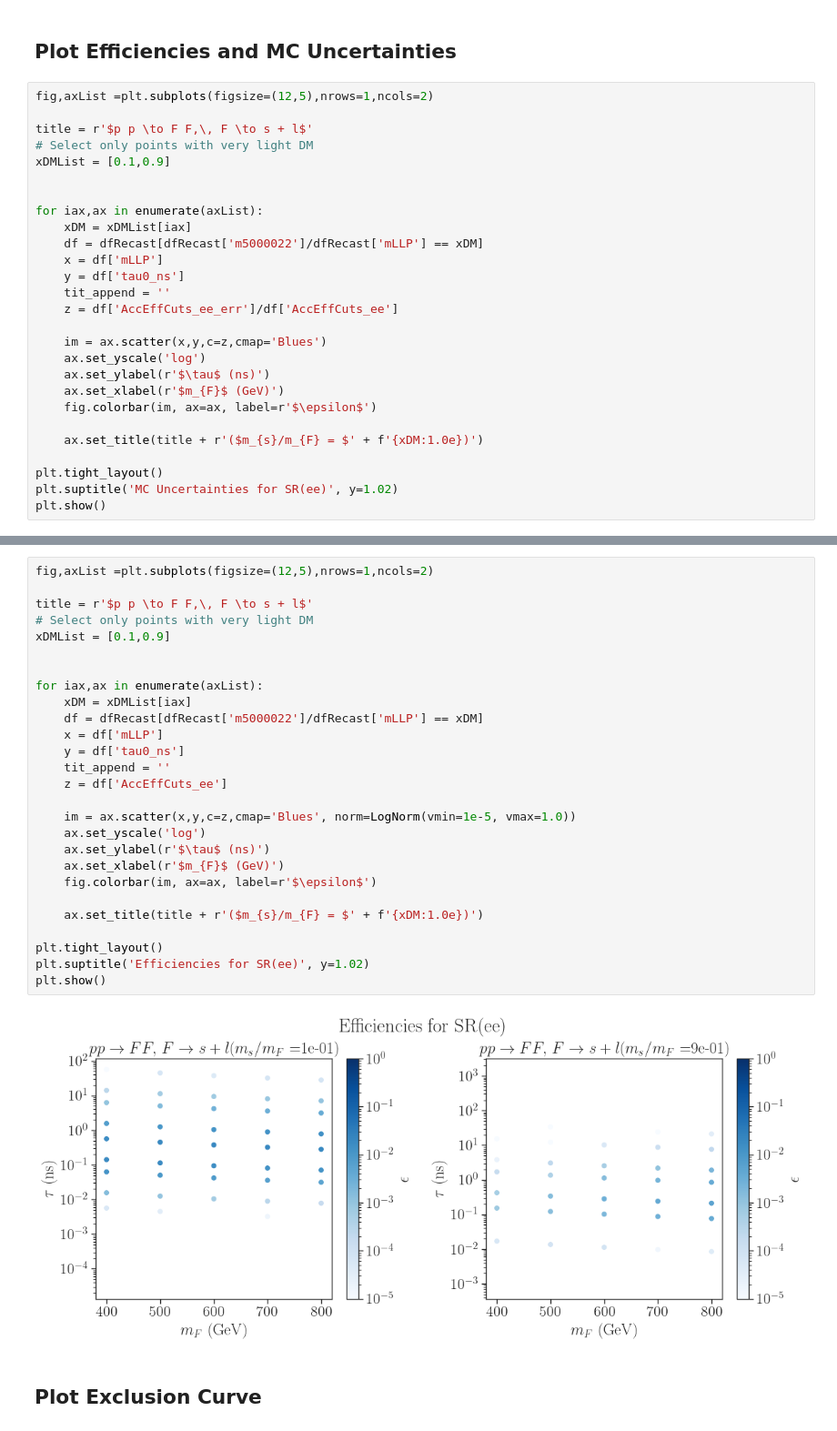
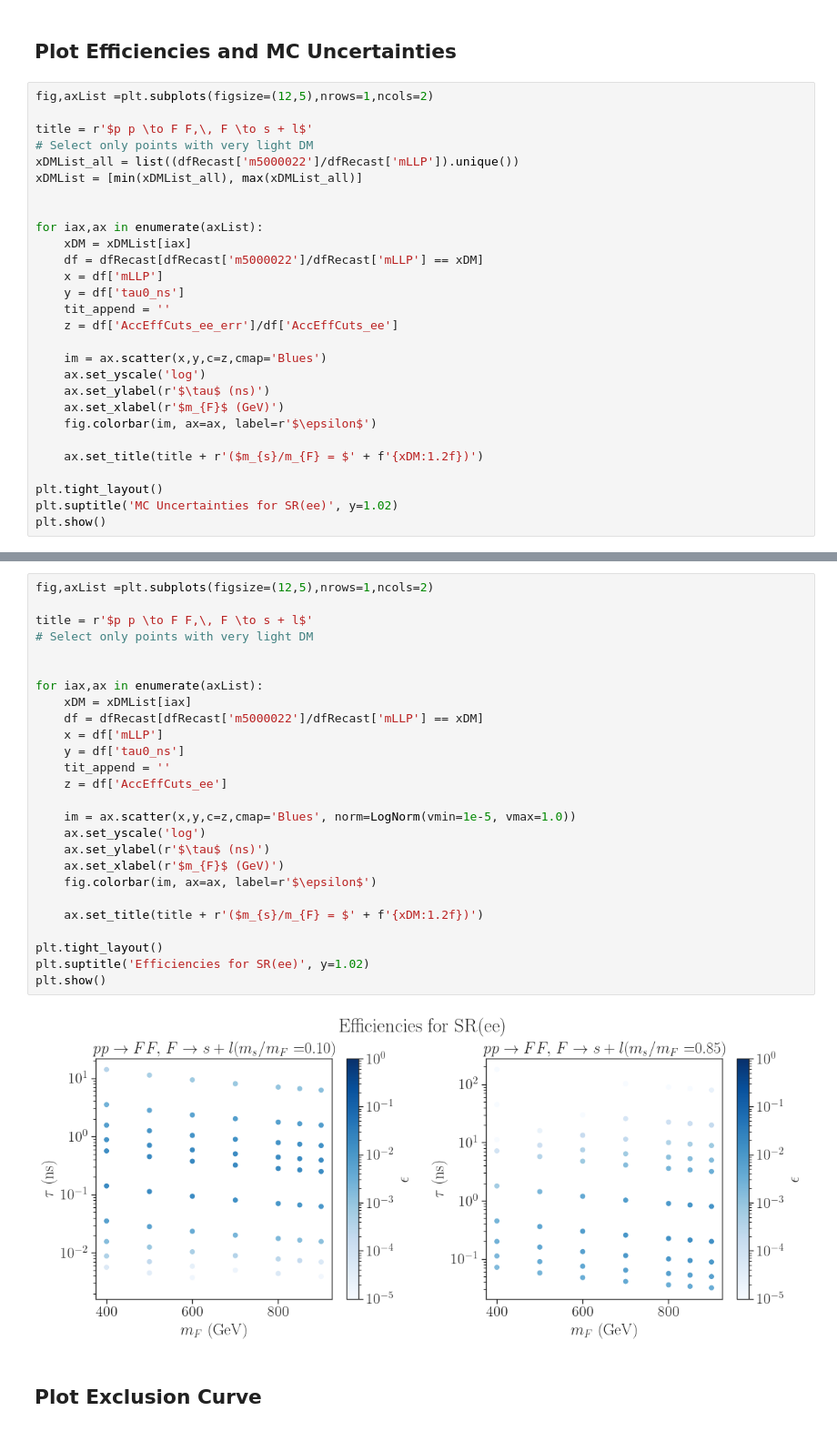
Before and after one commit to andlessa/LowTRHFIMP, a Jupyter notebook: ATLAS-SUSY-2018-14_displacedLeptons/plotEffs_HeHe.ipynb, the cells around one changed output, grey strips where cells are left out. Shown at 91% size. Drawn from its saved outputs; the diff is of its cells as text.

```diff
--- a/ATLAS-SUSY-2018-14_displacedLeptons/plotEffs_HeHe.ipynb
+++ b/ATLAS-SUSY-2018-14_displacedLeptons/plotEffs_HeHe.ipynb
@@ -42,7 +42,8 @@ fig,axList =plt.subplots(figsize=(12,5),nrows=1,ncols=2)
 
 title = r'$p p \to F F,\, F \to s + l$'
 # Select only points with very light DM
-xDMList = [0.1,0.9]
+xDMList_all = list((dfRecast['m5000022']/dfRecast['mLLP']).unique())
+xDMList = [min(xDMList_all), max(xDMList_all)]
 
 
 for iax,ax in enumerate(axList):
@@ -59,7 +60,7 @@ for iax,ax in enumerate(axList):
     ax.set_xlabel(r'$m_{F}$ (GeV)')
     fig.colorbar(im, ax=ax, label=r'$\epsilon$')
 
-    ax.set_title(title + r'($m_{s}/m_{F} = $' + f'{xDM:1.0e})')
+    ax.set_title(title + r'($m_{s}/m_{F} = $' + f'{xDM:1.2f})')
 
 plt.tight_layout()
 plt.suptitle('MC Uncertainties for SR(ee)', y=1.02)
@@ -69,32 +70,31 @@ plt.show()
 # %%
 fig,axList =plt.subplots(figsize=(12,5),nrows=1,ncols=2)
 
 title = r'$p p \to F F,\, F \to s + l$'
 # Select only points with very light DM
-xDMList = [0.1,0.9]
 
 
 for iax,ax in enumerate(axList):
     xDM = xDMList[iax]
     df = dfRecast[dfRecast['m5000022']/dfRecast['mLLP'] == xDM]
     x = df['mLLP']
     y = df['tau0_ns']
     tit_append = ''
     z = df['AccEffCuts_ee']
 
     im = ax.scatter(x,y,c=z,cmap='Blues', norm=LogNorm(vmin=1e-5, vmax=1.0))
     ax.set_yscale('log')
     ax.set_ylabel(r'$\tau$ (ns)')
     ax.set_xlabel(r'$m_{F}$ (GeV)')
     fig.colorbar(im, ax=ax, label=r'$\epsilon$')
 
-    ax.set_title(title + r'($m_{s}/m_{F} = $' + f'{xDM:1.0e})')
+    ax.set_title(title + r'($m_{s}/m_{F} = $' + f'{xDM:1.2f})')
 
 plt.tight_layout()
 plt.suptitle('Efficiencies for SR(ee)', y=1.02)
 plt.show()
 # %% [output]
-[figure, old version]
+[figure, new version]
 # %% [markdown]
 ## Plot Exclusion Curve
 # %% [markdown]
```
Also changed, not shown: parts of 6 cells of this notebook, 2 other files.
